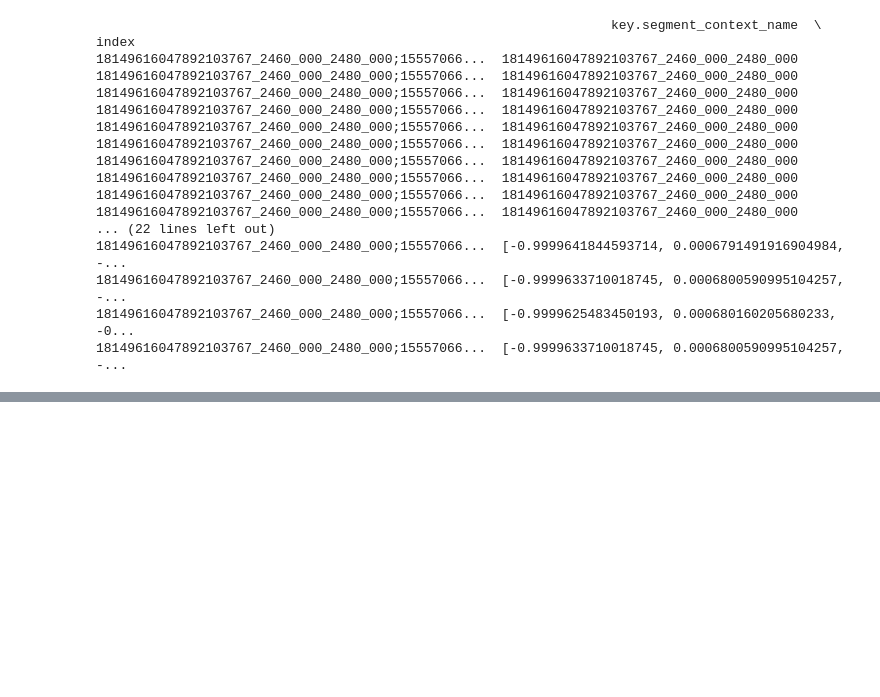
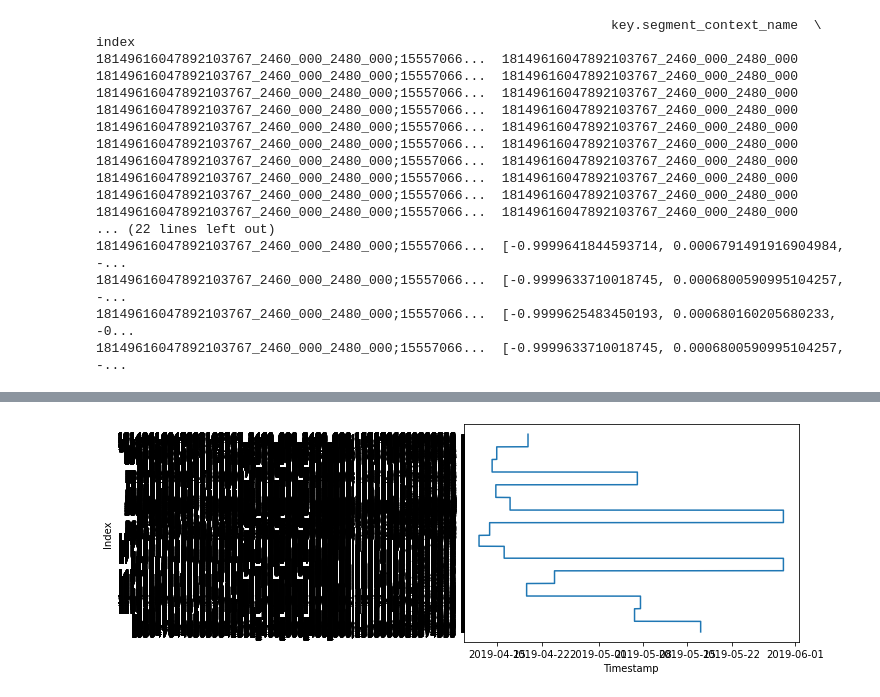
Before and after one commit to neehasajja/waymo-opendataset, a Jupyter notebook: testing/vehiclepose.ipynb, the cells around one changed output, grey strips where cells are left out. Cells and saved outputs as stored; diff of their text form; code cells hidden in the pictures; blank space fills up the shorter version.

```diff
--- a/testing/vehiclepose.ipynb
+++ b/testing/vehiclepose.ipynb
@@ -76,0 +190,13 @@ Schema metadata: {b'ARROW:schema': b'/////zgFAAAQAAAAAAAKAA4ABgAFAAgACgAAAAABBAA
+# %%
+import matplotlib.pyplot as plt
+
+# Get the timestamps and convert them to datetime objects
+timestamps = pd.to_datetime(df['key.frame_timestamp_micros'], unit='us')
+
+# Create the plot
+plt.plot(timestamps, df.index)
+plt.xlabel('Timestamp')
+plt.ylabel('Index')
+plt.show()
+# %% [output]
+[figure, added]
```
Also changed, not shown: parts of 8 cells of this notebook.
